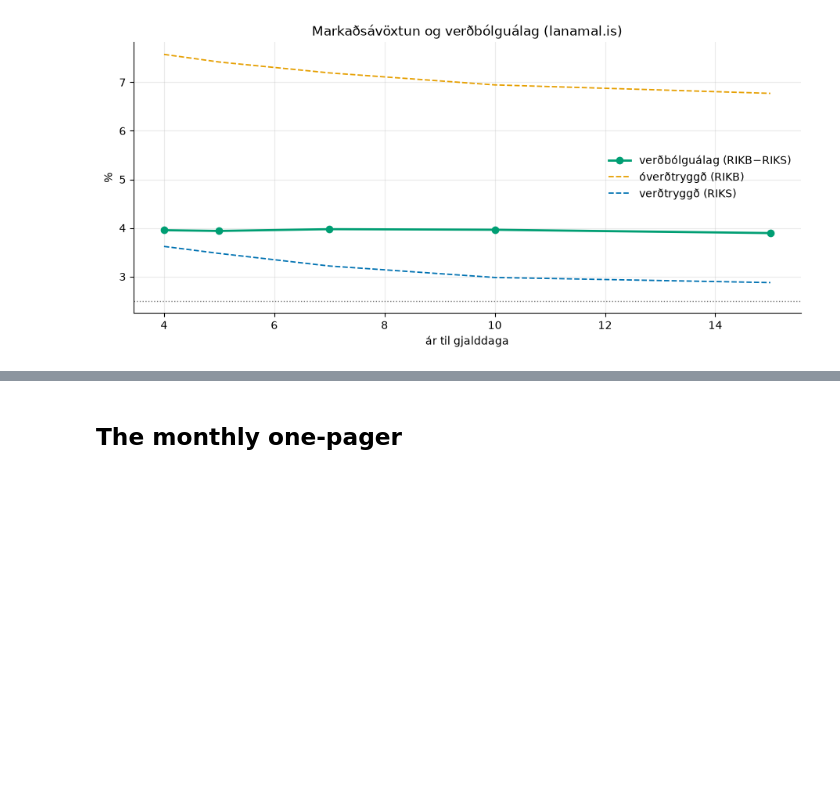
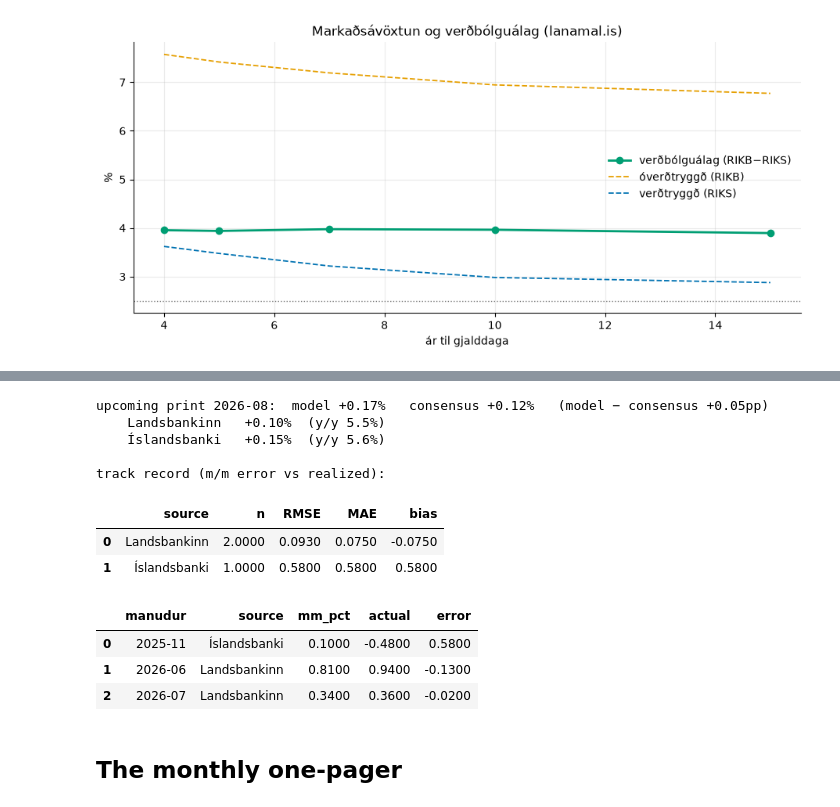
Before and after one commit to fridriksv-sys/CPI-Analysis, a Jupyter notebook: notebooks/08_backtest_report.ipynb, the cells around one changed output, grey strips where cells are left out. Drawn from its saved outputs; the diff is of its cells as text; code cells hidden in the pictures; blank space fills up the shorter version.

```diff
--- a/notebooks/08_backtest_report.ipynb
+++ b/notebooks/08_backtest_report.ipynb
@@ -172,3 +176,26 @@ Peningamál** are published in notes/PDFs; they load from a committed CSV slot
+# %%
+an = benchmarks.analyst_comparison(head, model_nowcast=rep["nowcast_mm"], nowcast_month=rep["last_m"] + 1)
+cur = an["current"]
+print(f"upcoming print {cur['month']}:  model {cur['model']:+.2f}%   "
+      f"consensus {cur['consensus_mm']:+.2f}%   (model − consensus {cur['model_minus_consensus']:+.2f}pp)")
+for a in cur["analysts"]:
+    print(f"    {a['source']:14s} {a['mm_pct']:+.2f}%  (y/y {a['yoy_pct']:.1f}%)")
+print("\ntrack record (m/m error vs realized):")
+display(an["track"])
+display(an["detail"].assign(manudur=lambda d: d.manudur.astype(str)))
+# %% [output]
+upcoming print 2026-08:  model +0.17%   consensus +0.12%   (model − consensus +0.05pp)
+    Landsbankinn   +0.10%  (y/y 5.5%)
+    Íslandsbanki   +0.15%  (y/y 5.6%)
+
+track record (m/m error vs realized):
+|  | source | n | RMSE | MAE | bias |
+| 0 | Landsbankinn | 2.0000 | 0.0930 | 0.0750 | -0.0750 |
+| 1 | Íslandsbanki | 1.0000 | 0.5800 | 0.5800 | 0.5800 |
+|  | manudur | source | mm_pct | actual | error |
+| 0 | 2025-11 | Íslandsbanki | 0.1000 | -0.4800 | 0.5800 |
+| 1 | 2026-06 | Landsbankinn | 0.8100 | 0.9400 | -0.1300 |
+| 2 | 2026-07 | Landsbankinn | 0.3400 | 0.3600 | -0.0200 |
 # %% [markdown]
 ## The monthly one-pager
 # %%
```
Also changed, not shown: parts of 3 cells of this notebook, 6 other files.
